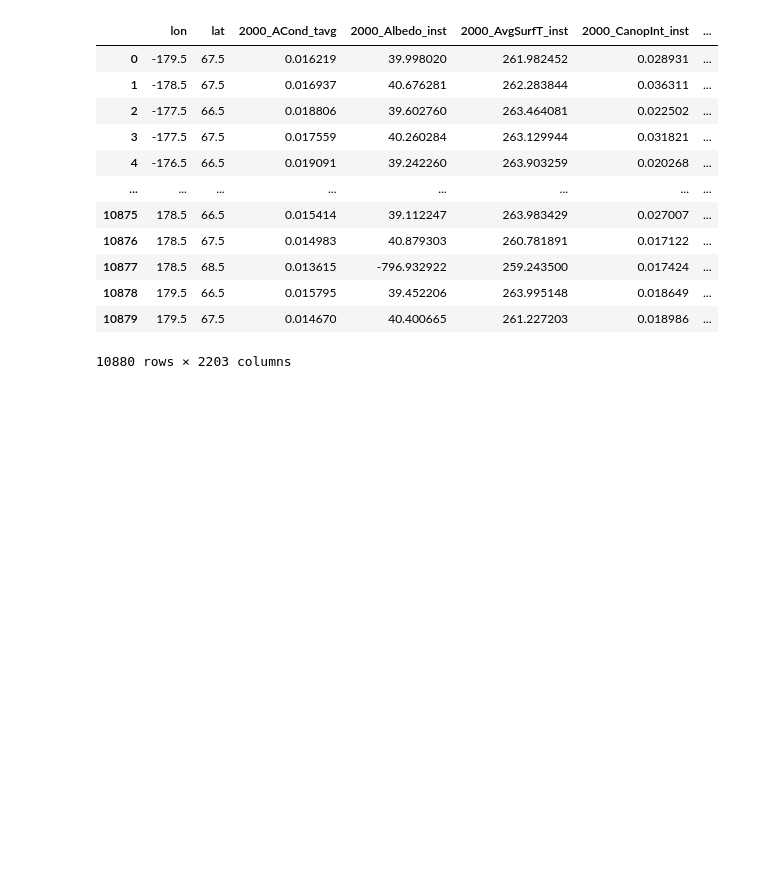
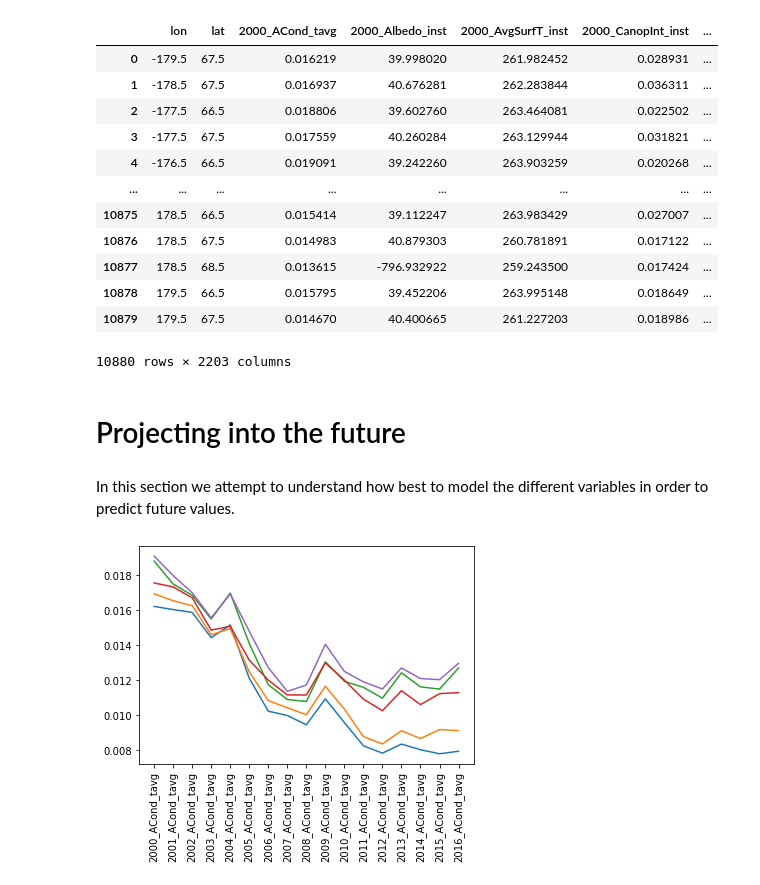
Before and after one commit to liliskov/Modern-Data-Analytics, a Jupyter notebook: Water Security.ipynb, the cells around one changed output. Cells and saved outputs as stored; diff of their text form; code cells hidden in the pictures; blank space fills up the shorter version.

Commit message:
Future projection

```diff
--- a/Water Security.ipynb
+++ b/Water Security.ipynb
@@ -359,3 +369,15 @@ master_df
 | 10878 | 179.5 | 66.5 | 0.015795 | 39.452206 | 263.995148 | 0.018649 | ... |
 | 10879 | 179.5 | 67.5 | 0.014670 | 40.400665 | 261.227203 | 0.018986 | ... |
 10880 rows × 2203 columns
+# %% [markdown]
+# Projecting into the future
+# %% [markdown]
+In this section we attempt to understand how best to model the different variables in order to predict future values.
+# %%
+acond_tavg = master_df.filter(regex=(".*_ACond_tavg"))
+# %%
+plt.xticks(rotation=90)
+for i in range(5):
+    plt.plot(acond_tavg.iloc[i])
+# %% [output]
+[figure, added]
```
Also changed, not shown: parts of 11 cells of this notebook.
